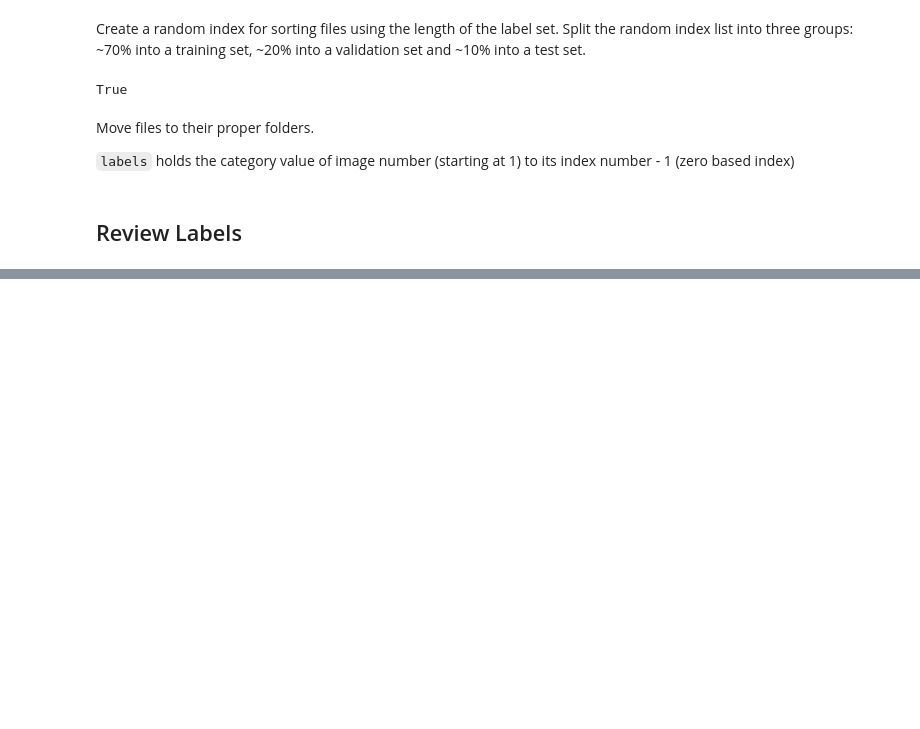
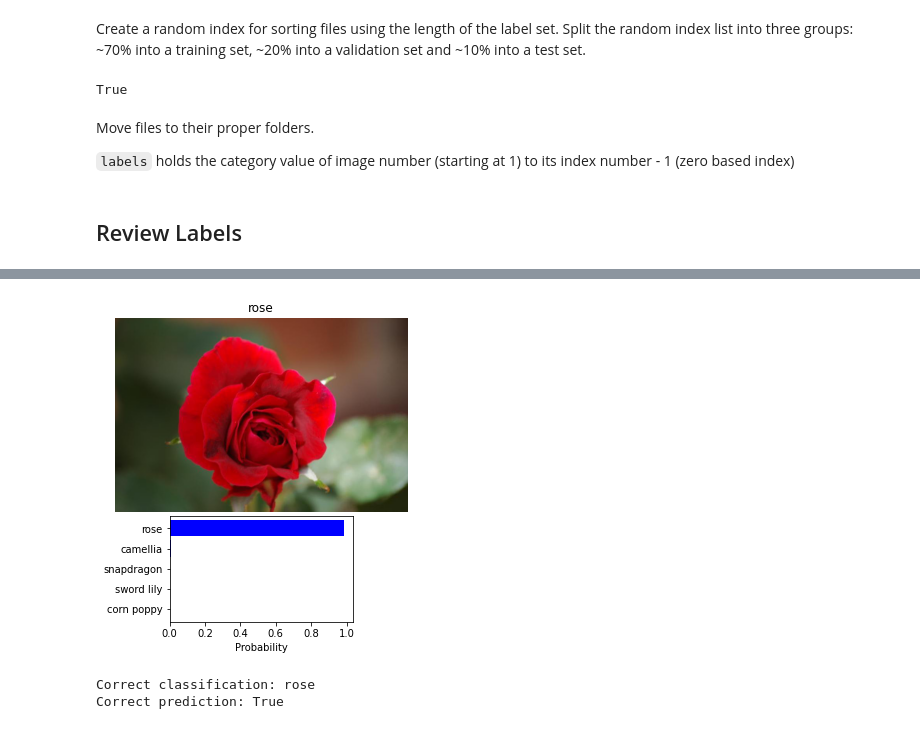
Before and after one commit to gpulab/demo, a Jupyter notebook: PyTorchImageClassifier.ipynb, the cells around one changed output, grey strips where cells are left out. Saved outputs shown, nothing was run; the diff lists cells and outputs as text; code cells hidden in the pictures; blank space fills up the shorter version.

```diff
--- a/PyTorchImageClassifier.ipynb
+++ b/PyTorchImageClassifier.ipynb
@@ -141,0 +273,3 @@ Image(filename=data_dir+training_dir+'1/image_06734.jpg')
+# %%
+device = torch.device("cuda:0" if torch.cuda.is_available() else "cpu")
+device
@@ -141,0 +435,17 @@ Image(filename=data_dir+training_dir+'1/image_06734.jpg')
+# %%
+# function to load a saved model state and rebuild the model
+
+def load_model(file='model_state.pth'):
+    # Loading weights for CPU model while trained on GP
+    # https://discuss.pytorch.org/t/loading-weights-for-cpu-model-while-trained-on-gpu/1032
+    model_state = torch.load(file, map_location=lambda storage, loc: storage)
+
+    model = models.vgg16(pretrained=True)
+    model.classifier = model_state['classifier']
+    model.load_state_dict(model_state['state_dict'])
+    model.class_to_idx = model_state['class_to_idx']
+
+    return model
+
+
+saved_model = load_model()
@@ -141,0 +548,40 @@ Image(filename=data_dir+training_dir+'1/image_06734.jpg')
+# %%
+# Display an image along with the top 5 classes
+
+chk_image_file = rose_dir+random_rose
+correct_class = text_labels[74 - 1]
+
+top_prob, top_classes = predict(chk_image_file, saved_model)
+
+top_category = top_classes[0]
+
+
+fig = plt.figure(figsize=(6, 6))
+sp_img = plt.subplot2grid((15, 9), (0, 0), colspan=9, rowspan=9)
+sp_prd = plt.subplot2grid((15, 9), (9, 2), colspan=5, rowspan=5)
+
+image = Image.open(chk_image_file)
+sp_img.axis('off')
+sp_img.set_title(f'{text_labels[int(top_category) - 1]}')
+sp_img.imshow(image)
+
+labels = []
+for class_idx in top_classes:
+    labels.append(text_labels[int(class_idx) - 1])
+
+yp = np.arange(5)
+sp_prd.set_yticks(yp)
+sp_prd.set_yticklabels(labels)
+sp_prd.set_xlabel('Probability')
+sp_prd.invert_yaxis()
+sp_prd.barh(yp, top_prob, xerr=0, align='center', color='blue')
+
+plt.show()
+
+print(f'Correct classification: {correct_class}')
+print('Correct prediction: '
+      f'{correct_class == text_labels[int(top_category) - 1]}')
+# %% [output]
+[figure, added]
+Correct classification: rose
+Correct prediction: True
```
Also changed, not shown: parts of 24 cells of this notebook, 1 other file.
